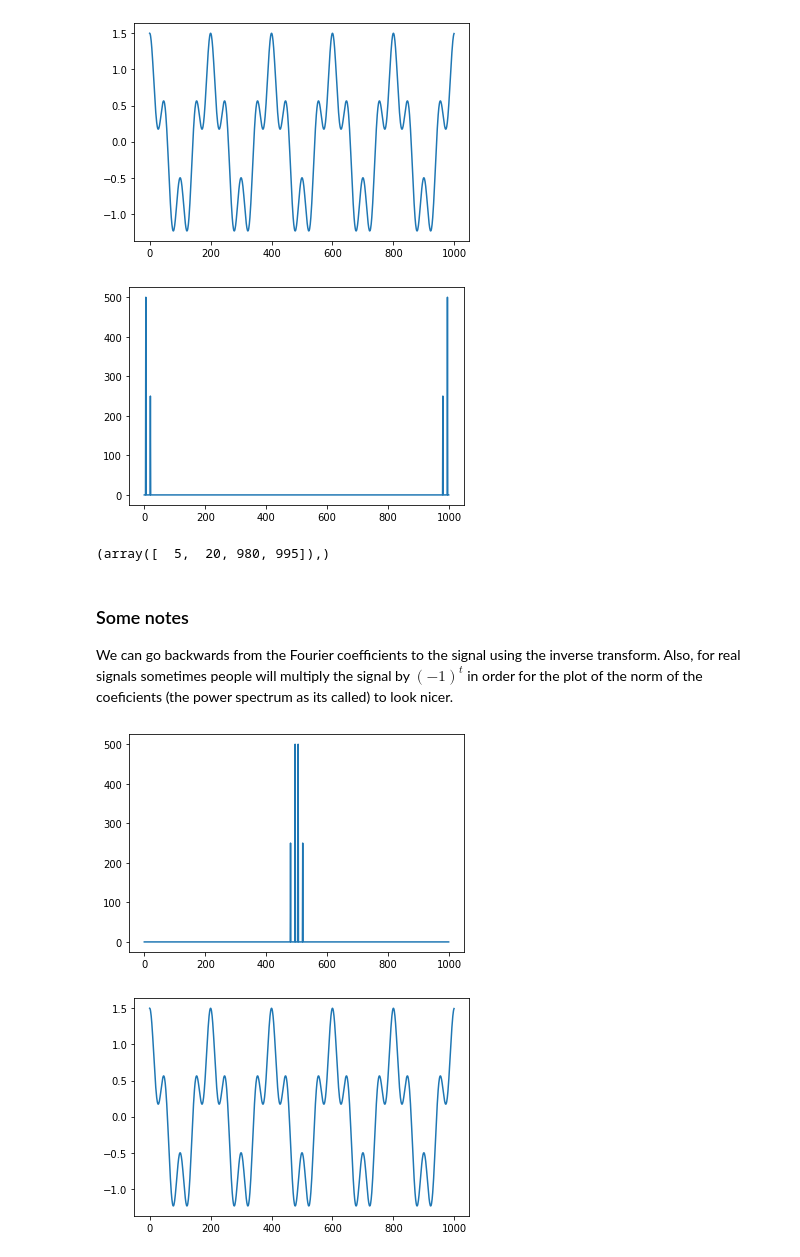
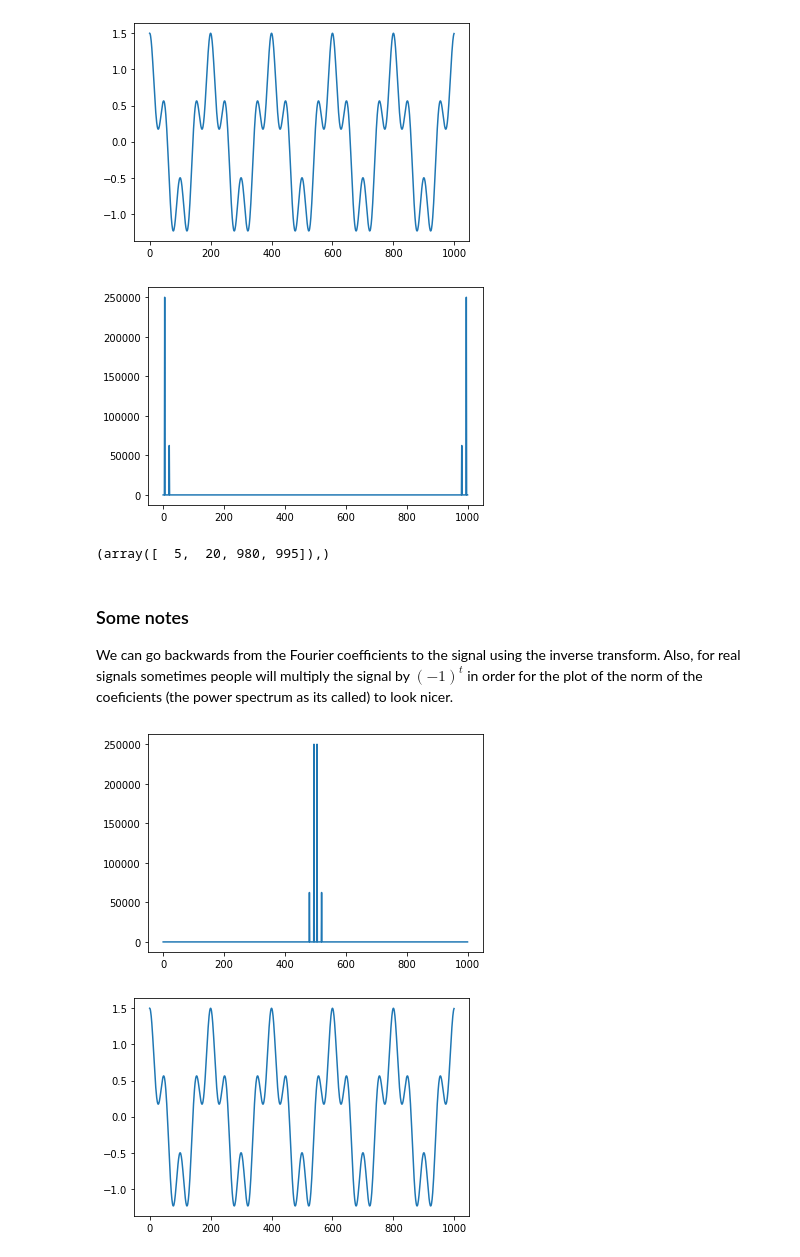
Before and after one commit to bcaffo/ds4bme_intro, a Jupyter notebook: notebooks/Intro_to_DFT.ipynb, the cells around one changed output. Cells and saved outputs as stored; diff of their text form; code cells hidden in the pictures.

```diff
--- a/notebooks/Intro_to_DFT.ipynb
+++ b/notebooks/Intro_to_DFT.ipynb
@@ -74,12 +75,12 @@ plt.show
 [figure]
 # %%
 a = np.fft.fft(x)
-b = np.sqrt(a.real ** 2 + a.imag ** 2)
+b = a.real ** 2 + a.imag ** 2
 plt.plot(b)
 plt.show()
 np.where(b > 1e-5)
 # %% [output]
-[figure, old version]
+[figure, new version]
 (array([  5,  20, 980, 995]),)
 # %% [markdown]
 ### Some notes
@@ -87,11 +88,11 @@ We can go backwards from the Fourier coefficients to the signal using the invers
 # %%
 ## Plotting the spectrum so that it's in the middle
 a = np.fft.fft(x * (-1) ** t)
-b = np.sqrt(a.real ** 2 + a.imag ** 2)
+b = a.real ** 2 + a.imag ** 2
 plt.plot(b)
 plt.show()
 # %% [output]
-[figure, old version]
+[figure, new version]
 # %%
 ## demonstrating going backwards
 a = np.fft.fft(x)
```
Also changed, not shown: parts of 1 cell of this notebook.
